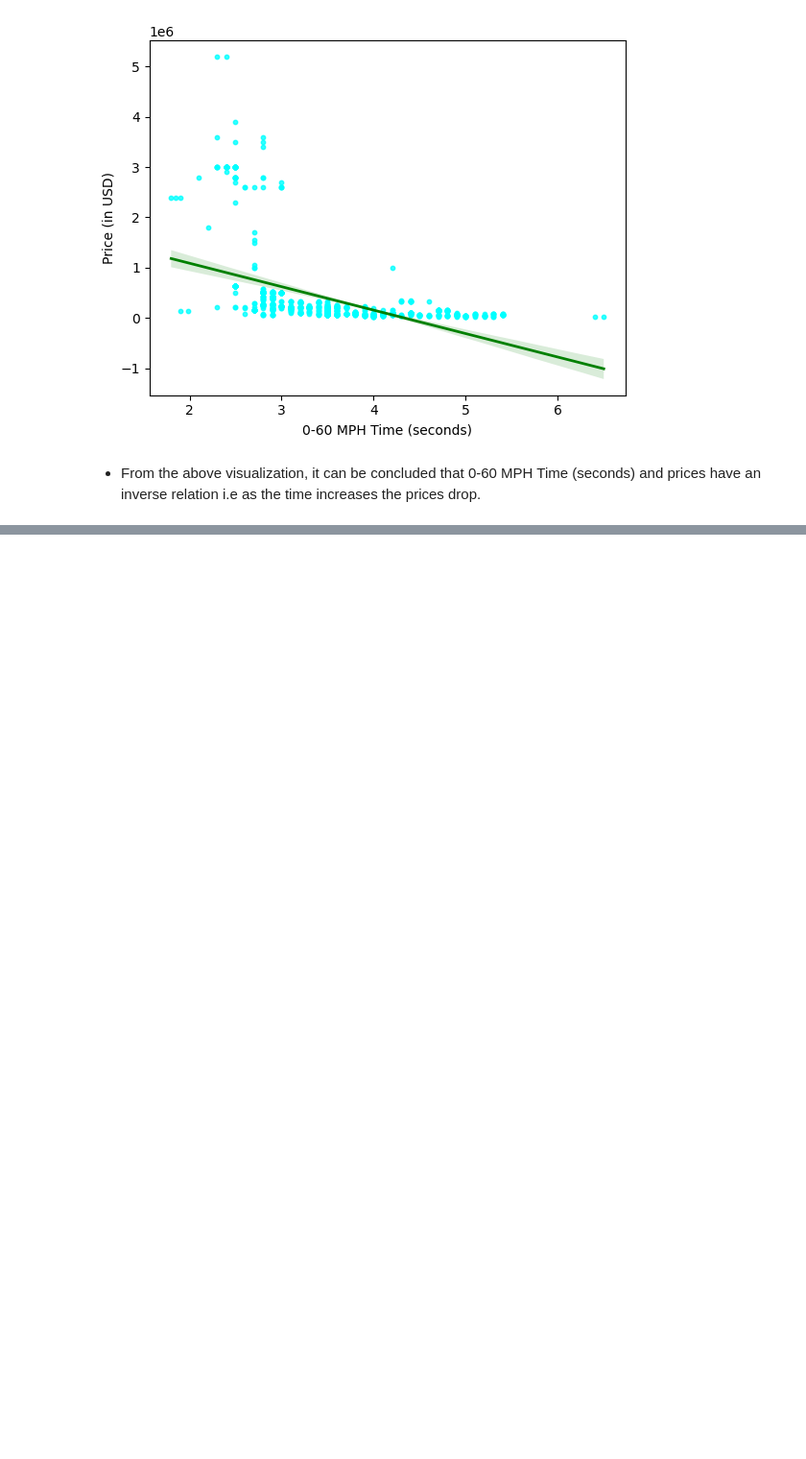
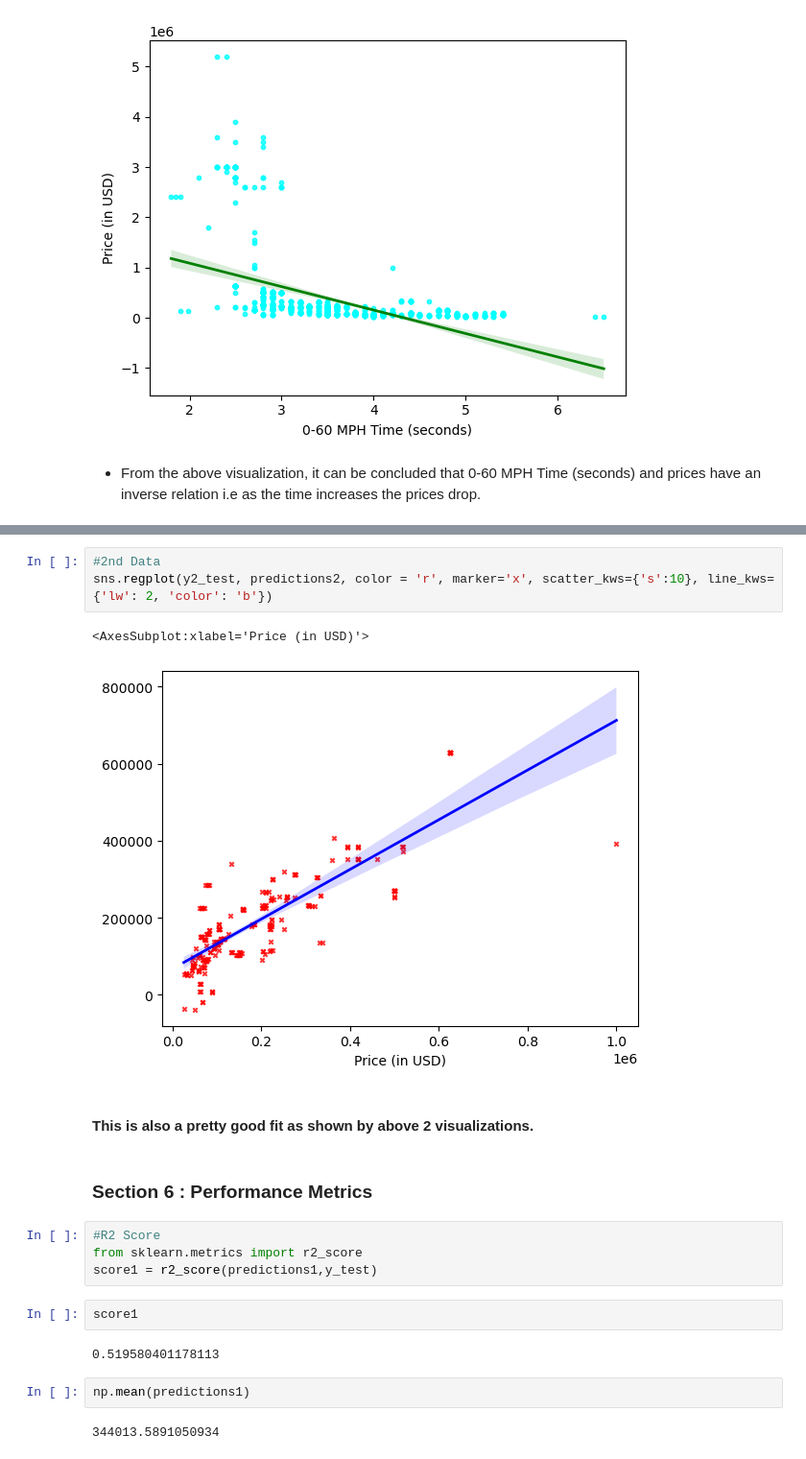
Before and after one commit to rajatmann/SportsCar-DataSet-Analysis-and-Price-Prediction, a Jupyter notebook: SportsCar EDA and Price Prediction.ipynb, the cells around one changed output, grey strips where cells are left out. Shown at 96% size. Drawn from its saved outputs; the diff is of its cells as text; blank space fills up the shorter version.

```diff
--- a/SportsCar EDA and Price Prediction.ipynb
+++ b/SportsCar EDA and Price Prediction.ipynb
@@ -614,0 +796,22 @@ sns.regplot(data= sportscar, x = '0-60 MPH Time (seconds)', y = 'Price (in USD)'
+# %%
+#2nd Data
+sns.regplot(y2_test, predictions2, color = 'r', marker='x', scatter_kws={'s':10}, line_kws={'lw': 2, 'color': 'b'})
+# %% [output]
+<AxesSubplot:xlabel='Price (in USD)'>
+[figure, added]
+# %% [markdown]
+#### This is also a pretty good fit as shown by above 2 visualizations.
+# %% [markdown]
+### Section 6 : Performance Metrics
+# %%
+#R2 Score
+from sklearn.metrics import r2_score
+score1 = r2_score(predictions1,y_test)
+# %%
+score1
+# %% [output]
+0.519580401178113
+# %%
+np.mean(predictions1)
+# %% [output]
+344013.5891050934
```
Also changed, not shown: parts of 51 cells of this notebook.
